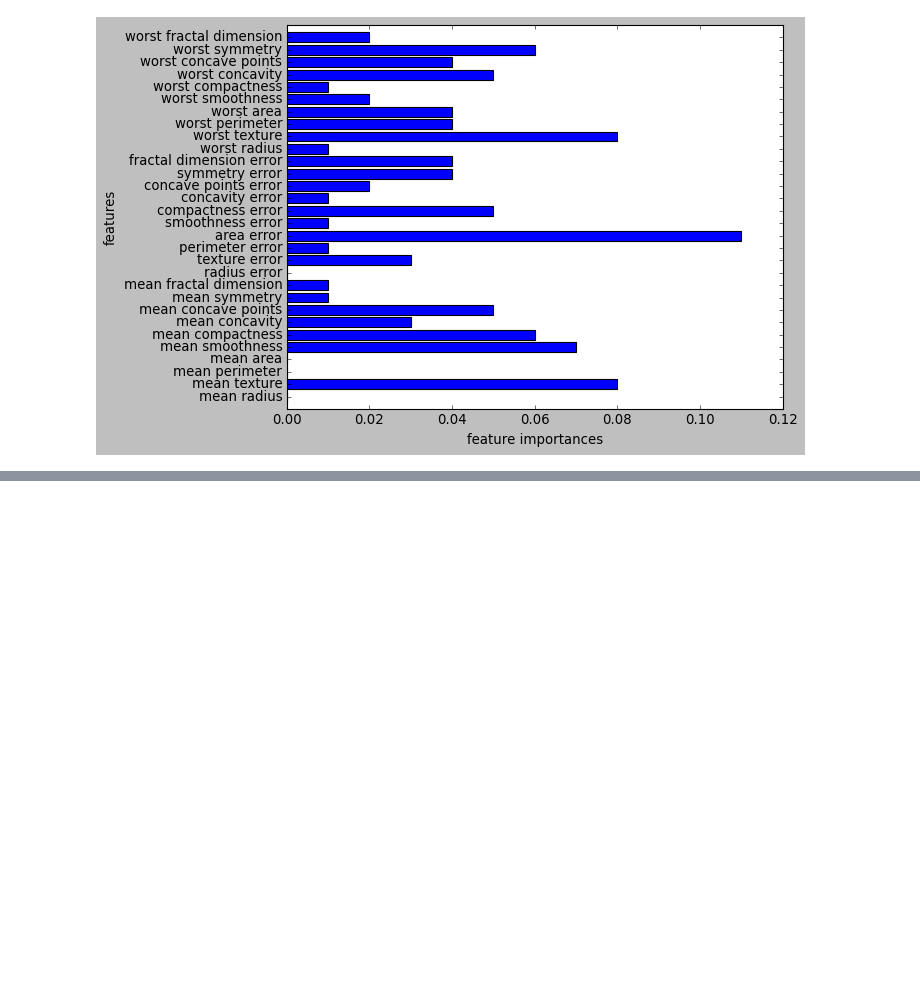
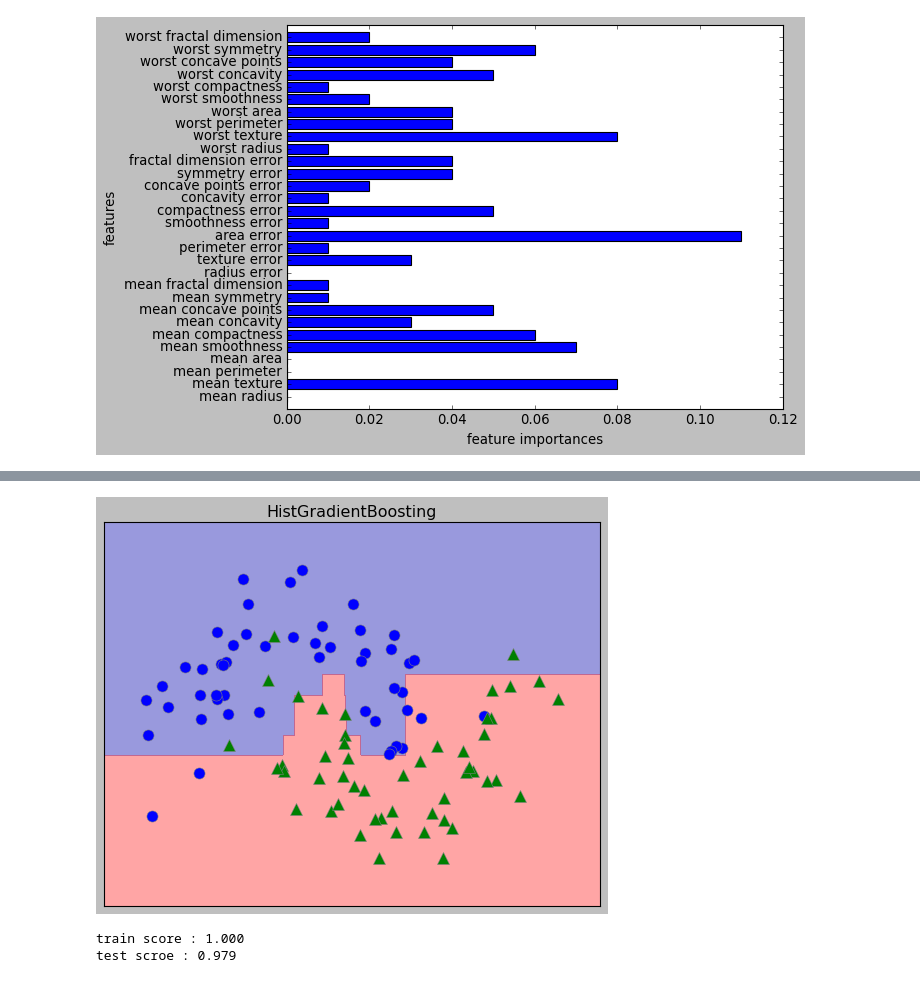
Before and after one commit to Hosung-Ahn/IntroducingML, a Jupyter notebook: Chpter2-supervised_learning/Decision Tree.ipynb, the cells around one changed output, grey strips where cells are left out. Saved outputs shown, nothing was run; the diff lists cells and outputs as text; code cells hidden in the pictures; blank space fills up the shorter version.

```diff
--- a/Chpter2-supervised_learning/Decision Tree.ipynb
+++ b/Chpter2-supervised_learning/Decision Tree.ipynb
@@ -359,0 +364,20 @@ plot_feature_importances_cancer(ada)
+# %%
+from sklearn.ensemble import HistGradientBoostingClassifier
+hgb = HistGradientBoostingClassifier(random_state = 42)
+hgb.fit(Xm_train, ym_train)
+
+mglearn.plots.plot_2d_separator(hgb, Xm, fill = True, alpha = 0.4)
+plt.title("HistGradientBoosting")
+mglearn.discrete_scatter(Xm[:,0], Xm[:,1], ym)
+plt.show()
+# %% [output]
+[figure, added]
+# %%
+hgb = HistGradientBoostingClassifier(random_state = 42)
+hgb.fit(Xc_train, yc_train)
+
+print(f"train score : {hgb.score(Xc_train, yc_train):0.3f}")
+print(f"test scroe : {hgb.score(Xc_test, yc_test):0.3f}")
+# %% [output]
+train score : 1.000
+test scroe : 0.979
```
Also changed, not shown: parts of 3 cells of this notebook.
